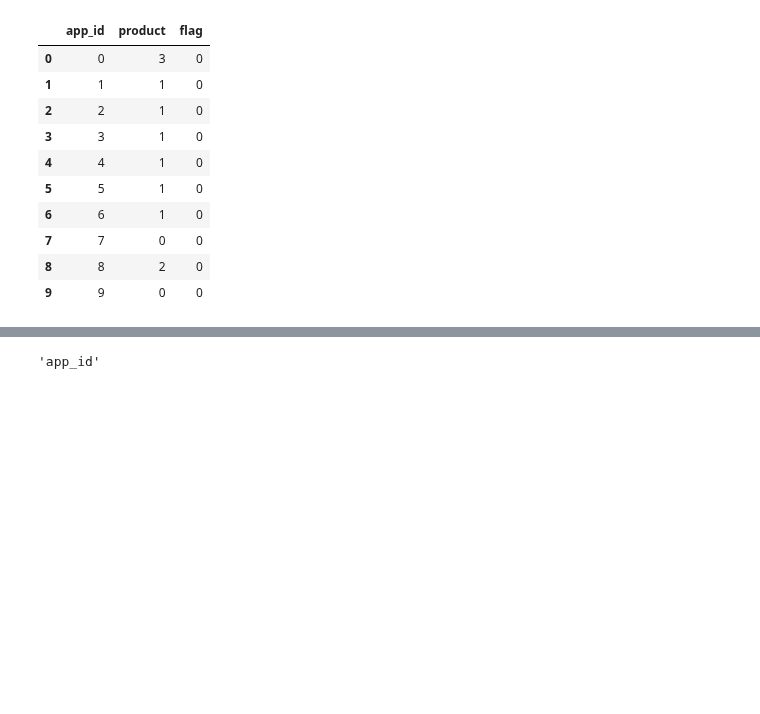
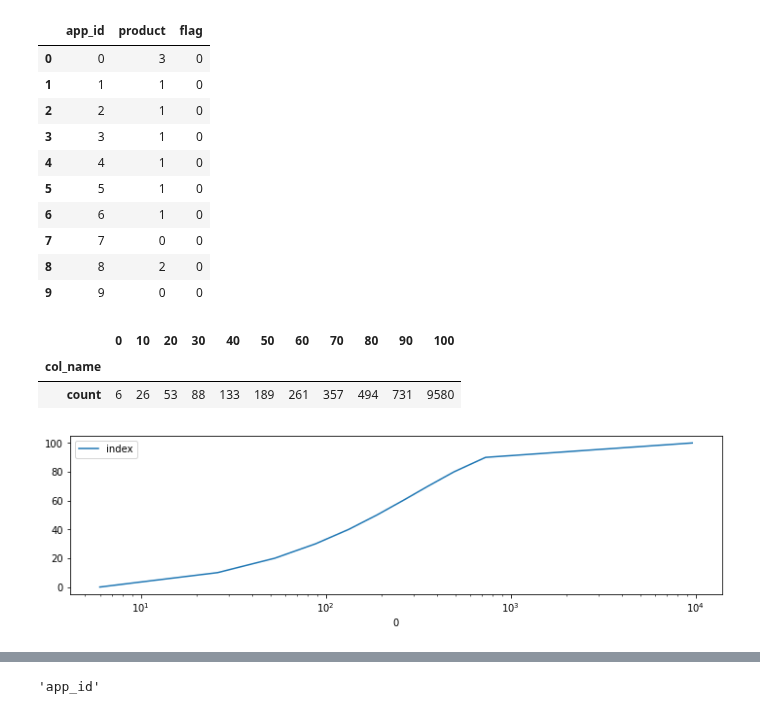
Before and after one commit to dllllb/pytorch-lifestream, a Jupyter notebook: experiments/scenario_alpha_battle/notebooks/view_data.ipynb, the cells around one changed output, grey strips where cells are left out. Cells and saved outputs as stored; diff of their text form; code cells hidden in the pictures; blank space fills up the shorter version.

```diff
--- a/experiments/scenario_alpha_battle/notebooks/view_data.ipynb
+++ b/experiments/scenario_alpha_battle/notebooks/view_data.ipynb
@@ -238,3 +231,20 @@ df_target \
 | 7 | 7 | 0 | 0 |
 | 8 | 8 | 2 | 0 |
 | 9 | 9 | 0 | 0 |
+# %%
+%%time
+df = df_trx.groupby(dataset.config.col_client_id).count()
+df = df.groupby().agg(*[F.percentile_approx('count', pos).alias(f'{pos * 100:.0f}')
+                        for pos in np.linspace(0, 1, 11)])
+df = df.toPandas()
+display(df.assign(col_name='count').set_index('col_name'))
+
+_, ax = plt.subplots(1, 1, figsize=(12, 3))
+df.T.reset_index().set_index(0).astype(float).plot(ax=ax)
+plt.xscale('log')
+plt.show()
+# %% [output]
+|  | 0 | 10 | 20 | 30 | 40 | 50 | 60 | 70 | 80 | 90 | 100 |
+| col_name |  |  |  |  |  |  |  |  |  |  |  |
+| count | 6 | 26 | 53 | 88 | 133 | 189 | 261 | 357 | 494 | 731 | 9580 |
+[figure, added]
```
Also changed, not shown: parts of 3 cells of this notebook, 22 other files.
